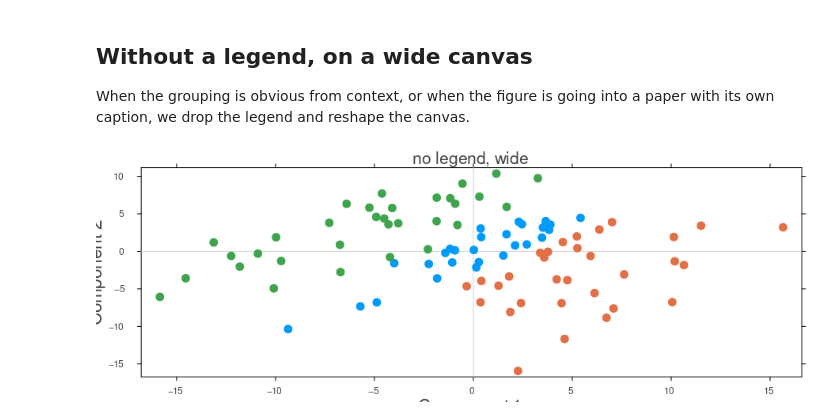
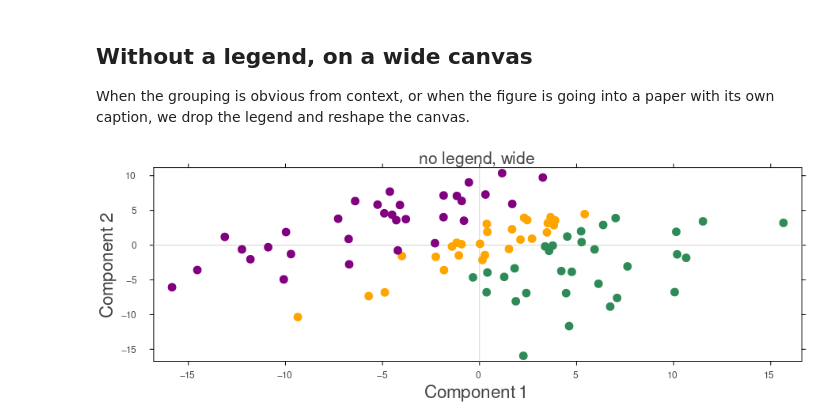
Before and after one commit to BanerjeeAbhisek/WolfRiverPlots.jl, a Jupyter notebook: notebooks/scores.ipynb, the cells around one changed output. Drawn from its saved outputs; the diff is of its cells as text; code cells hidden in the pictures.

```diff
--- a/notebooks/scores.ipynb
+++ b/notebooks/scores.ipynb
@@ -93,10 +93,13 @@ When the grouping is obvious from context, or when the figure is going into a pa
 # %%
 plot_scores(S;
             group             = y,
             legend            = false,
             marker            = 4,
             markerstrokewidth = 0,
             size              = (900, 320),
+            palette = [:orange, :seagreen, :purple],
+            left_margin        = (5,:mm),
+            bottom_margin        = (5,:mm),
             title             = "no legend, wide")
 # %% [output]
-[figure, old version]
+[figure, new version]
```
Also changed, not shown: parts of 1 cell of this notebook, 3 other files.
